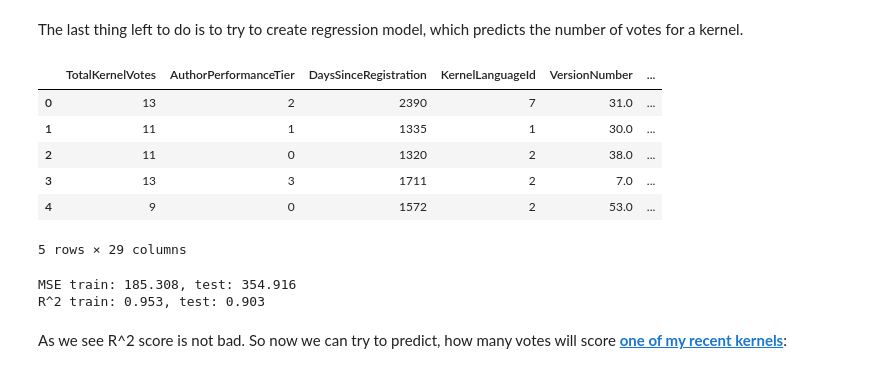
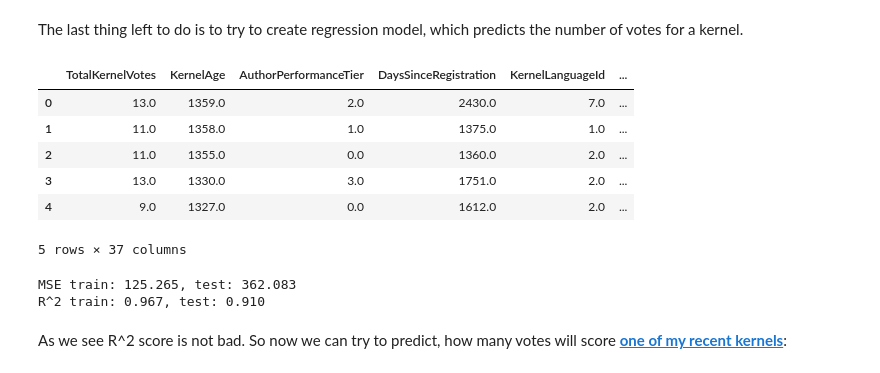
Before and after one commit to Lexie88rus/kaggle_kernel_votes_analysis, a Jupyter notebook: How to get upvotes for a kernel on Kaggle.ipynb, the cells around one changed output. Cells and saved outputs as stored; diff of their text form; code cells hidden in the pictures.

```diff
--- a/How to get upvotes for a kernel on Kaggle.ipynb
+++ b/How to get upvotes for a kernel on Kaggle.ipynb
@@ -999,7 +988,16 @@ def get_days_from_registration(row):
 
     return days
 
-def prepare_data(kernels, kernel_lang, kernel_tags, kernel_versions, kernel_users, kernel_datasets, datasets, dataset_versions, tags):
+def get_days_from_kernel_creation(row):
+    '''Function returns number of days since kernel creation date'''
+
+    today = dt.datetime.now().date()
+
+    days = (today - dt.datetime.strptime(row['CreationDate'], "%m/%d/%Y %H:%M:%S").date()).days
+
+    return days
+
+def prepare_data(kernels, kernel_lang, kernel_tags, kernel_versions, kernel_users, kernel_datasets, datasets, dataset_versions, tags, competitions, kernel_competitions):
     '''
     Function to prepare meta Kaggle data to be used in regression models
 
@@ -1013,6 +1011,8 @@ def prepare_data(kernels, kernel_lang, kernel_tags, kernel_versions, kernel_user
     7. datasets - Datasets.csv dataset,
     8. dataset_versions - DatasetVersions.csv dataset,
     9. tags - Tags.csv dataset.
+    10. competitions - KernelVersionCompetitionSources.csv dataset.
+    11. kernel_competitions - Competitions.csv dataset.
 
     RETURNS:
     df - dataset, wchich contains preprocessed data
@@ -1020,10 +1020,16 @@ def prepare_data(kernels, kernel_lang, kernel_tags, kernel_versions, kernel_user
     #1. merge datasets
 
     #remove irrelevant columns from dataset and rename other columns to perform merge
-    df = kernels[['Id', 'CurrentKernelVersionId' , 'ForkParentKernelVersionId', 'ForumTopicId', 'TotalVotes', 'AuthorUserId']].rename(columns =
+    df = kernels[['Id', 'CurrentKernelVersionId' , 'ForkParentKernelVersionId', 'ForumTopicId', 'TotalVotes', 'AuthorUserId', 'CreationDate']].rename(columns =
                                                                                                                       {'Id': 'KernelId',
                                                                                                            'TotalVotes': 'TotalKernelVotes',
                                                                                                                       'CurrentKernelVersionId':'KernelVersionId'})
+    # create new column for age of the kernel (number of days since the kernel creation)
+    # and drop old column CreationDate
+    df[['CreationDate']] = df[['CreationDate']].fillna(value=dt.datetime.now().strftime('%m/%d/%Y %H:%M:%S'))
+    df['KernelAge'] = df.apply(lambda row: get_days_from_kernel_creation(row),axis=1)
+    df = df.drop('CreationDate', axis = 1)
+
 
     #merge with users to add PerformanceTier of the author
     kernel_users['DaysSinceRegistration'] = kernel_users.apply(lambda row: get_days_from_registration(row),axis=1)
@@ -1047,7 +1053,17 @@ def prepare_data(kernels, kernel_lang, kernel_tags, kernel_versions, kernel_user
 
     df = df.merge(kernel_datasets_truncated, on = 'KernelVersionId')
     df = df.merge(dataset_versions_truncated, on = 'SourceDatasetVersionId')
-    df = df.merge(datasets_truncated, on = 'DatasetId').drop(['SourceDatasetVersionId', 'DatasetId', 'KernelVersionId'], axis = 1)
+    df = df.merge(datasets_truncated, on = 'DatasetId').drop(['SourceDatasetVersionId', 'DatasetId'], axis = 1)
+
+    # merge with type of competition
+    # if kernel is not linked to a competition - NaN
+    competitions_type = competitions[['Id', 'HostSegmentTitle']].rename(columns={'Id': 'SourceCompetitionId'})
+    kernel_competition_type = kernel_competitions.merge(competitions_type, on='SourceCompetitionId')[['KernelVersionId', 'HostSegmentTitle']] # merge kernel versions with competitions
+    df = df.merge(kernel_competition_type, on = 'KernelVersionId', how='outer')
+    df = df.drop('KernelVersionId', axis = 1)
+
+    #create dummy variables for competition types and drop HostSegmentTitle
+    df = pd.get_dummies(df, columns = ['HostSegmentTitle'], prefix = 'comp', dummy_na = True)
 
     #merge with tags
     tags_trc = tags[['Id', 'Name']]
@@ -1065,41 +1081,43 @@ def prepare_data(kernels, kernel_lang, kernel_tags, kernel_versions, kernel_user
     df = df[df['TagId'].isin(top20_tags['TagId'].values.tolist())]
     df = df.drop('TagId', axis = 1)
 
     #introduce column 'Tags' with set of most popular tags used for kernel
     df_1 = df.groupby('KernelId')['TagName'].apply(lambda x: "{%s}" % ', '.join(x)).reset_index().rename(columns = {'TagName':'Tags'})
     df = df.drop('TagName', axis = 1)
     df = df_1.merge(df, on='KernelId')
 
     #create dummy columns for top-20 tags
     for top20_tag in top20_tags['Name'].values.tolist():
         df['tag_' + str(top20_tag)] = df.apply(lambda row: has_tag(row, top20_tag),axis=1)
 
     df = df.drop('Tags', axis = 1)
 
     #2. process column values
 
     #introduce column IsForked for kernels forked from other and drop original column
     df['IsForked'] = df.apply(lambda row: is_forked(row),axis=1)
     df = df.drop('ForkParentKernelVersionId', axis = 1)
 
     #introduce colum HasForumTopic for kernels linked to forum topic id and drop original column
     df['HasForumTopic'] = df.apply(lambda row: has_linked_topic(row),axis=1)
     df = df.drop(['ForumTopicId', 'KernelId'], axis = 1)
 
+    # drop rows with null values (created by outer merges)
+    df = df.dropna()
 
     return df
 
-df = prepare_data(kernels, kernel_lang, kernel_tags, kernel_versions, kernel_users, kernel_datasets, datasets, dataset_versions, tags)
+df = prepare_data(kernels, kernel_lang, kernel_tags, kernel_versions, kernel_users, kernel_datasets, datasets, dataset_versions, tags, competitions, kernel_competitions)
 
 df.head(5)
 # %% [output]
-|  | TotalKernelVotes | AuthorPerformanceTier | DaysSinceRegistration | KernelLanguageId | VersionNumber | ... |
-| 0 | 13 | 2 | 2390 | 7 | 31.0 | ... |
-| 1 | 11 | 1 | 1335 | 1 | 30.0 | ... |
-| 2 | 11 | 0 | 1320 | 2 | 38.0 | ... |
-| 3 | 13 | 3 | 1711 | 2 | 7.0 | ... |
-| 4 | 9 | 0 | 1572 | 2 | 53.0 | ... |
+|  | TotalKernelVotes | KernelAge | AuthorPerformanceTier | DaysSinceRegistration | KernelLanguageId | ... |
+| 0 | 13.0 | 1359.0 | 2.0 | 2430.0 | 7.0 | ... |
+| 1 | 11.0 | 1358.0 | 1.0 | 1375.0 | 1.0 | ... |
+| 2 | 11.0 | 1355.0 | 0.0 | 1360.0 | 2.0 | ... |
+| 3 | 13.0 | 1330.0 | 3.0 | 1751.0 | 2.0 | ... |
+| 4 | 9.0 | 1327.0 | 0.0 | 1612.0 | 2.0 | ... |
-5 rows × 29 columns
+5 rows × 37 columns
 # %%
 #split into train and test
 TEST_SIZE = 0.3
@@ -1126,8 +1144,8 @@ print('R^2 train: %.3f, test: %.3f' % (
         r2_score(y_train, y_train_preds),
         r2_score(y_test, y_test_preds)))
 # %% [output]
-MSE train: 185.308, test: 354.916
-R^2 train: 0.953, test: 0.903
+MSE train: 125.265, test: 362.083
+R^2 train: 0.967, test: 0.910
 # %% [markdown]
 As we see R^2 score is not bad. So now we can try to predict, how many votes will score __[one of my recent kernels](https://www.kaggle.com/aleksandradeis/bank-marketing-analysis)__:
 # %%
```
Also changed, not shown: parts of 20 cells of this notebook.
